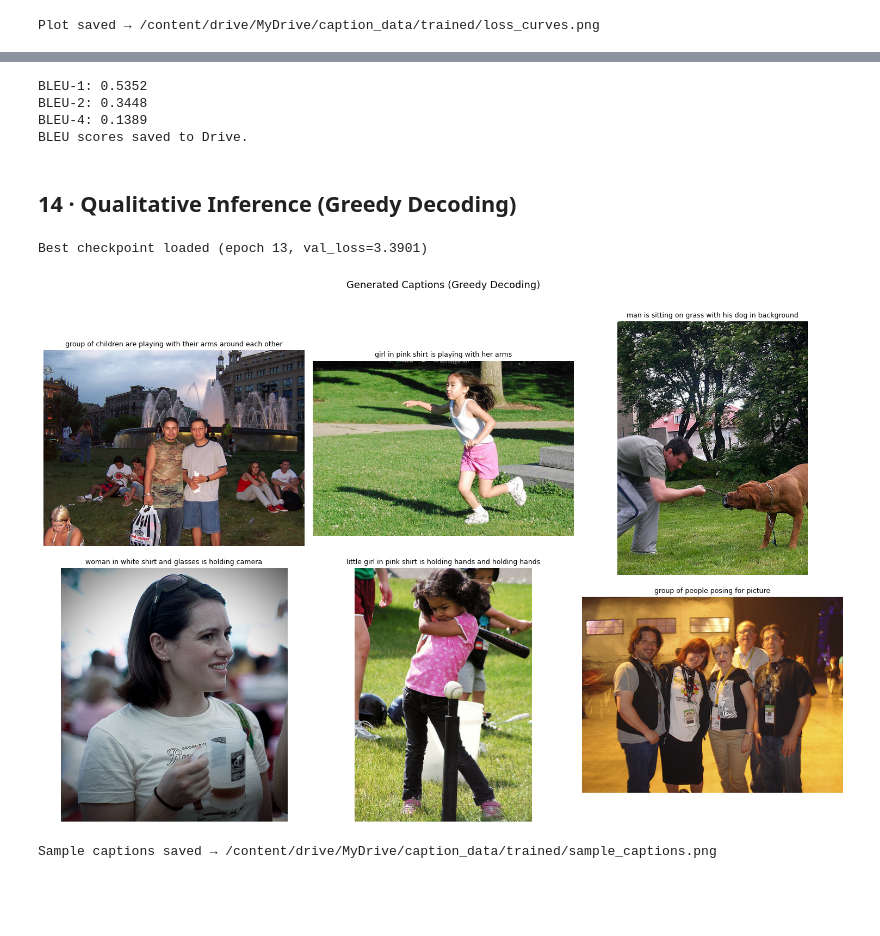
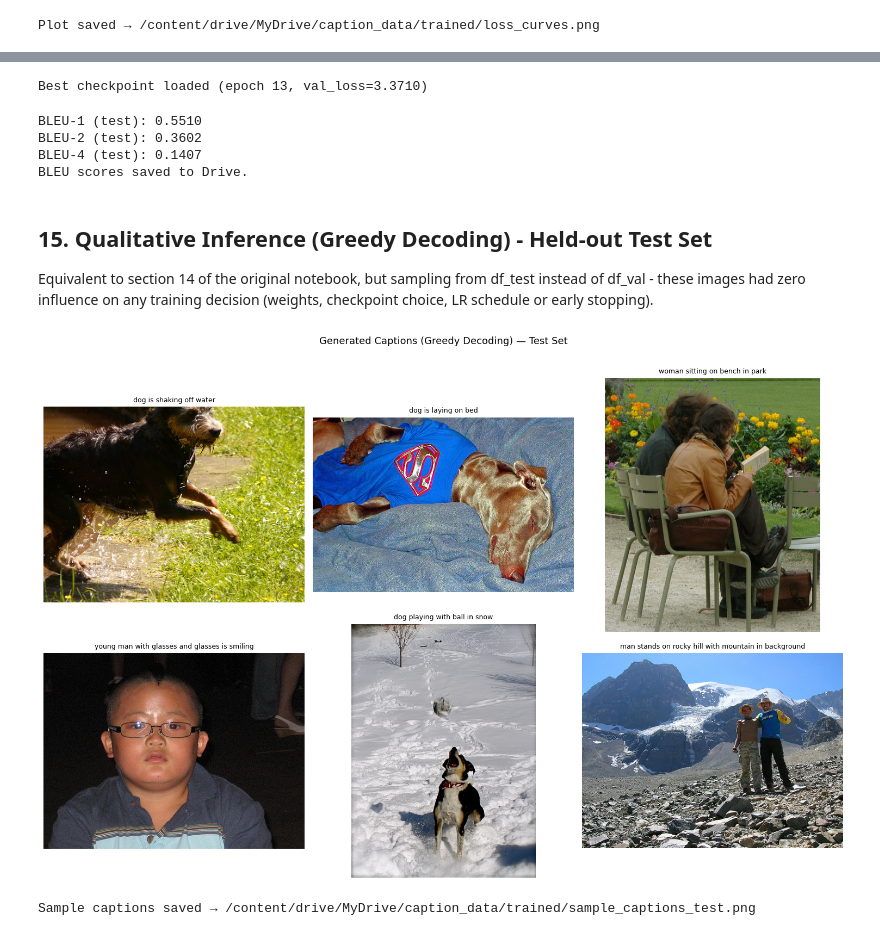
Before and after one commit to elene7144/Visual-Storyteller, a Jupyter notebook: data_and_training.ipynb, the cells around one changed output, grey strips where cells are left out. Drawn from its saved outputs; the diff is of its cells as text; code cells hidden in the pictures; blank space fills up the shorter version.

Commit message:
add train/val/test split instead of train/val only

```diff
--- a/data_and_training.ipynb
+++ b/data_and_training.ipynb
@@ -287,12 +305,16 @@ train_transform = transforms.Compose([
     transforms.Normalize(mean=IMAGENET_MEAN, std=IMAGENET_STD),
 ])
 
-val_transform = transforms.Compose([
+# No augmentation for val/test — we want a clean, deterministic read of the image.
+eval_transform = transforms.Compose([
     transforms.Resize((IMG_SIZE, IMG_SIZE)),
     transforms.ToTensor(),
     transforms.Normalize(mean=IMAGENET_MEAN, std=IMAGENET_STD),
 ])
 
+val_transform  = eval_transform   # kept for naming parity with the 2-way-split notebook
+test_transform = eval_transform
+
 print('Transforms defined.')
 # %% [output]
 Transforms defined.
@@ -852,22 +905,28 @@ from nltk.translate.bleu_score import corpus_bleu, SmoothingFunction
 import nltk
 nltk.download('punkt', quiet=True)
 
+# Load the best checkpoint (selected via val_loss) before final test evaluation
+checkpoint = torch.load(CHECKPOINT_PATH, map_location=DEVICE)
+model.load_state_dict(checkpoint['model_state'])
 model.eval()
+print(f"Best checkpoint loaded (epoch {checkpoint['epoch']}, "
+      f"val_loss={checkpoint['val_loss']:.4f})")
+
 references = []
 hypotheses = []
 
-# Group val captions by image
-val_grouped = df_val.groupby('image')['caption'].apply(list).reset_index()
+# Group test captions by image
+test_grouped = df_test.groupby('image')['caption'].apply(list).reset_index()
 
 with torch.no_grad():
-    for _, row in tqdm(val_grouped.iterrows(), total=len(val_grouped), desc='BLEU eval'):
+    for _, row in tqdm(test_grouped.iterrows(), total=len(test_grouped), desc='BLEU eval (test)'):
         img_path = os.path.join(IMAGES_DIR, row['image'])
         try:
             pil_img = Image.open(img_path).convert('RGB')
         except:
             continue
 
-        img_tensor = val_transform(pil_img).to(DEVICE)
+        img_tensor = test_transform(pil_img).to(DEVICE)
         caption    = model.caption_image(img_tensor, vocab, max_len=40)
 
         # References: list of tokenised human captions (excluding START/END)
@@ -885,59 +944,53 @@ bleu1 = corpus_bleu(references, hypotheses, weights=(1,0,0,0), smoothing_functio
 bleu2 = corpus_bleu(references, hypotheses, weights=(0.5,0.5,0,0), smoothing_function=smoother)
 bleu4 = corpus_bleu(references, hypotheses, weights=(0.25,0.25,0.25,0.25), smoothing_function=smoother)
 
-print(f'BLEU-1: {bleu1:.4f}')
-print(f'BLEU-2: {bleu2:.4f}')
-print(f'BLEU-4: {bleu4:.4f}')
+print(f'BLEU-1 (test): {bleu1:.4f}')
+print(f'BLEU-2 (test): {bleu2:.4f}')
+print(f'BLEU-4 (test): {bleu4:.4f}')
 
 # Save to Drive
-bleu_scores = {'BLEU-1': bleu1, 'BLEU-2': bleu2, 'BLEU-4': bleu4}
+bleu_scores = {'BLEU-1': bleu1, 'BLEU-2': bleu2, 'BLEU-4': bleu4, 'split': 'test'}
 with open(os.path.join(SAVE_DIR, 'bleu_scores.json'), 'w') as f:
     json.dump(bleu_scores, f, indent=2)
 print('BLEU scores saved to Drive.')
 # %% [output]
-BLEU-1: 0.5352
-BLEU-2: 0.3448
-BLEU-4: 0.1389
-BLEU scores saved to Drive.
+Best checkpoint loaded (epoch 13, val_loss=3.3710)
+BLEU-1 (test): 0.5510
+BLEU-2 (test): 0.3602
+BLEU-4 (test): 0.1407
+BLEU scores saved to Drive.
-# %% [markdown]
-## 14 · Qualitative Inference (Greedy Decoding)
+# %% [markdown]
+## 15. Qualitative Inference (Greedy Decoding) - Held-out Test Set
+Equivalent to section 14 of the original notebook, but sampling from df_test instead of df_val - these images had zero influence on any training decision (weights, checkpoint choice, LR schedule or early stopping).
 # %%
 import matplotlib.pyplot as plt
 
-# Load the best checkpoint
-checkpoint = torch.load(CHECKPOINT_PATH, map_location=DEVICE)
-model.load_state_dict(checkpoint['model_state'])
-model.eval()
-print(f"Best checkpoint loaded (epoch {checkpoint['epoch']}, "
-      f"val_loss={checkpoint['val_loss']:.4f})")
-
-# Sample 6 random validation images
-sample_rows = df_val.drop_duplicates('image').sample(6, random_state=SEED)
+# Sample 6 random test images
+sample_rows = df_test.drop_duplicates('image').sample(6, random_state=SEED)
 
 fig, axes = plt.subplots(2, 3, figsize=(15, 10))
 axes = axes.flatten()
 
 for ax, (_, row) in zip(axes, sample_rows.iterrows()):
     img_path = os.path.join(IMAGES_DIR, row['image'])
     try:
         pil_img = Image.open(img_path).convert('RGB')
     except (FileNotFoundError, OSError):
         pil_img = Image.new('RGB', (224, 224))
 
-    img_tensor = val_transform(pil_img).to(DEVICE)
+    img_tensor = test_transform(pil_img).to(DEVICE)
     caption    = model.caption_image(img_tensor, vocab, max_len=40)
 
     ax.imshow(pil_img)
     ax.set_title(caption, fontsize=9, wrap=True)
     ax.axis('off')
 
-plt.suptitle('Generated Captions (Greedy Decoding)', fontsize=13, y=1.01)
+plt.suptitle('Generated Captions (Greedy Decoding) — Test Set', fontsize=13, y=1.01)
 plt.tight_layout()
-inference_plot_path = os.path.join(SAVE_DIR, 'sample_captions.png')
+inference_plot_path = os.path.join(SAVE_DIR, 'sample_captions_test.png')
 plt.savefig(inference_plot_path, dpi=120, bbox_inches='tight')
 plt.show()
 print(f'Sample captions saved → {inference_plot_path}')
 # %% [output]
+[figure, new version]
-Best checkpoint loaded (epoch 13, val_loss=3.3901)
+Sample captions saved → /content/drive/MyDrive/caption_data/trained/sample_captions_test.png
-[figure, old version]
-Sample captions saved → /content/drive/MyDrive/caption_data/trained/sample_captions.png
```
Also changed, not shown: parts of 26 cells of this notebook.
